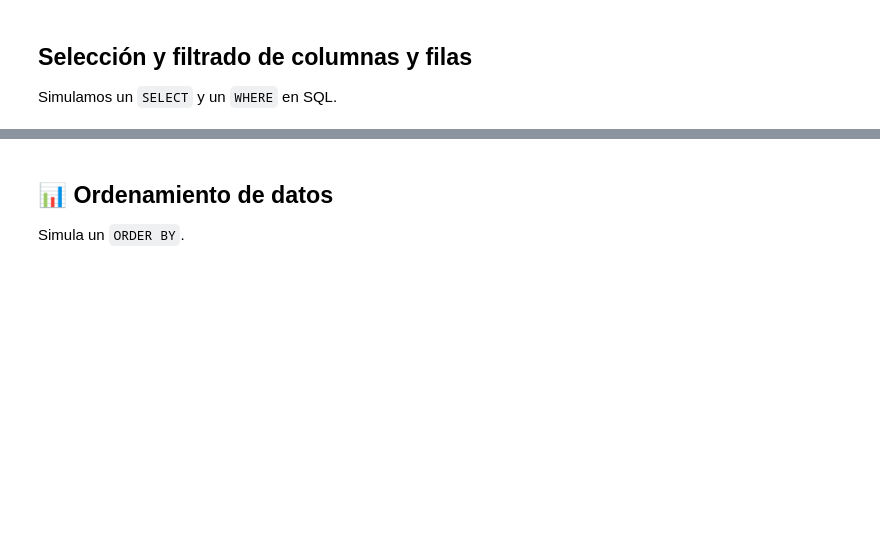
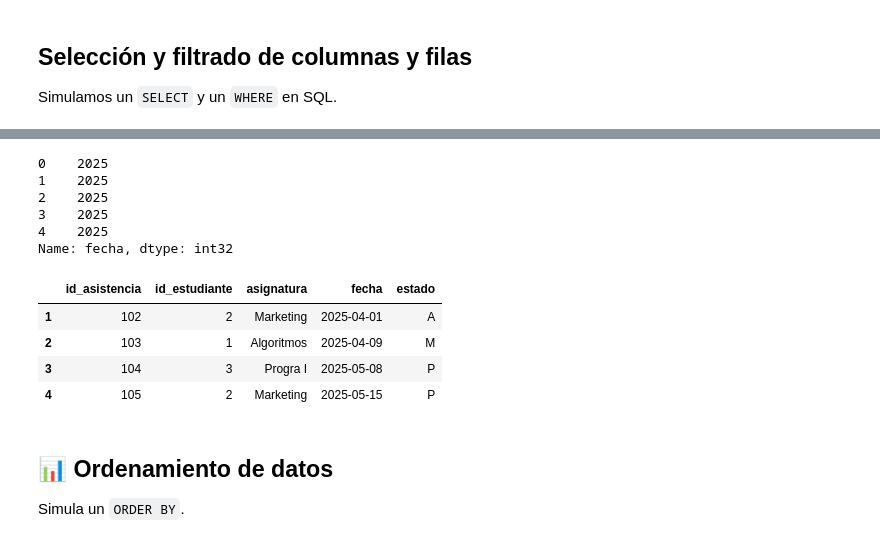
Before and after one commit to UADE-Progra-I/uade-progra-i-536141-repooficial-progra536141, a Jupyter notebook: clase_13/_1_contenido_clase/Pandas_SQL_Intro.ipynb, the cells around one changed output, grey strips where cells are left out. Cells and saved outputs as stored; diff of their text form; code cells hidden in the pictures; blank space fills up the shorter version.

```diff
--- a/clase_13/_1_contenido_clase/Pandas_SQL_Intro.ipynb
+++ b/clase_13/_1_contenido_clase/Pandas_SQL_Intro.ipynb
@@ -108,6 +192,21 @@ asistencias.loc[asistencias["estado"] == "P", ["asignatura"]]
+# %%
+asistencias['fecha'].dt.year
+# %% [output]
+0    2025
+1    2025
+2    2025
+3    2025
+4    2025
+Name: fecha, dtype: int32
 # %%
 # Acceder al mes o año para filtros mas amplios
-asistencias[asistencias['fecha'].dt.month == 4]
+asistencias[asistencias['fecha'].dt.month >= 4]
+# %% [output]
+|  | id_asistencia | id_estudiante | asignatura | fecha | estado |
+| 1 | 102 | 2 | Marketing | 2025-04-01 | A |
+| 2 | 103 | 1 | Algoritmos | 2025-04-09 | M |
+| 3 | 104 | 3 | Progra I | 2025-05-08 | P |
+| 4 | 105 | 2 | Marketing | 2025-05-15 | P |
 # %%
 # Acceder al mes o año para filtros mas amplios con &
 asistencias[(asistencias['fecha'].dt.month == 4) & (asistencias['asignatura']=='Algoritmos')]
```
Also changed, not shown: parts of 23 cells of this notebook, 2 other files.
